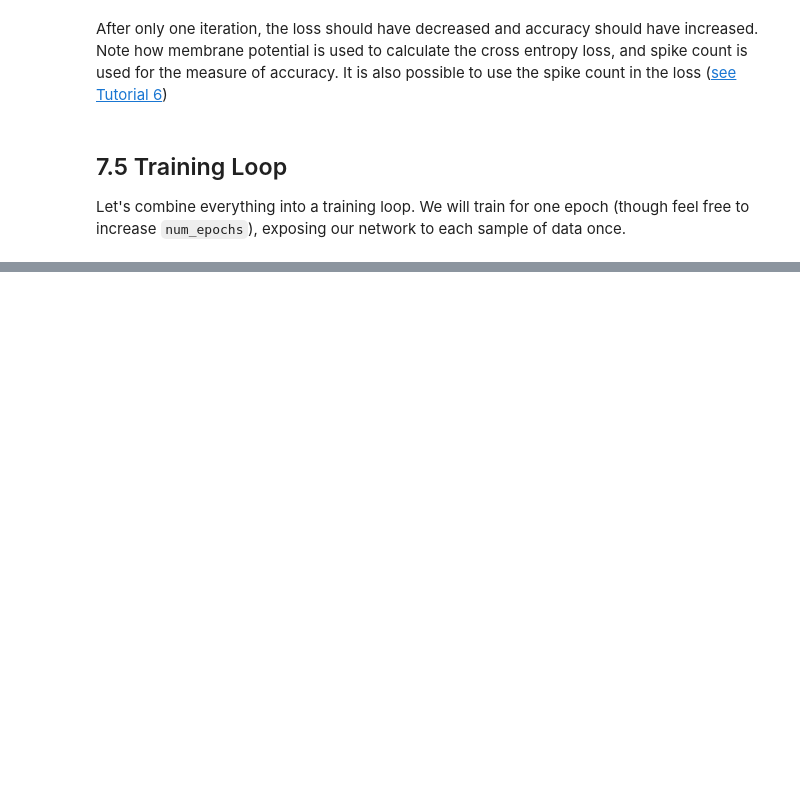
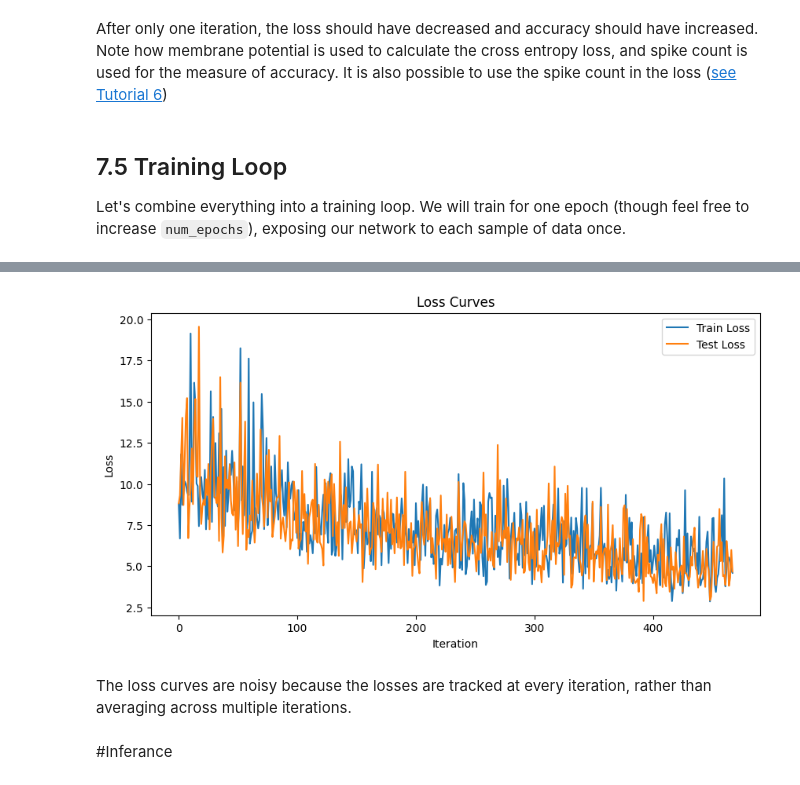
Before and after one commit to SoupBoi1/1Moble_Game_I_think, a Jupyter notebook: examples/tutorial_1_spikegen.ipynb, the cells around one changed output, grey strips where cells are left out. Drawn from its saved outputs; the diff is of its cells as text; code cells hidden in the pictures; blank space fills up the shorter version.

```diff
--- a/examples/tutorial_1_spikegen.ipynb
+++ b/examples/tutorial_1_spikegen.ipynb
@@ -918,0 +934,16 @@ Test set accuracy for a single minibatch: 91.41%
+# %%
+# Plot Loss
+fig = plt.figure(facecolor="w", figsize=(10, 5))
+plt.plot(loss_hist)
+plt.plot(test_loss_hist)
+plt.title("Loss Curves")
+plt.legend(["Train Loss", "Test Loss"])
+plt.xlabel("Iteration")
+plt.ylabel("Loss")
+plt.show()
+# %% [output]
+[figure, added]
+# %% [markdown]
+The loss curves are noisy because the losses are tracked at every iteration, rather than averaging across multiple iterations.
+# %% [markdown]
+#Inferance
```
Also changed, not shown: parts of 14 cells of this notebook.
